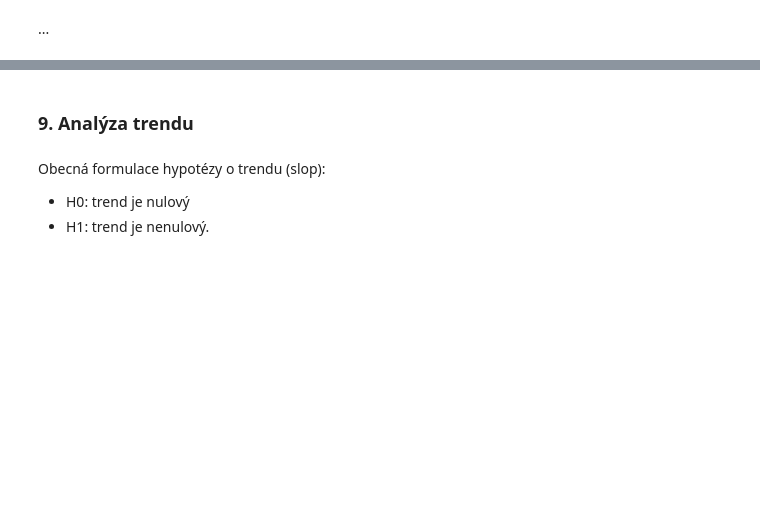
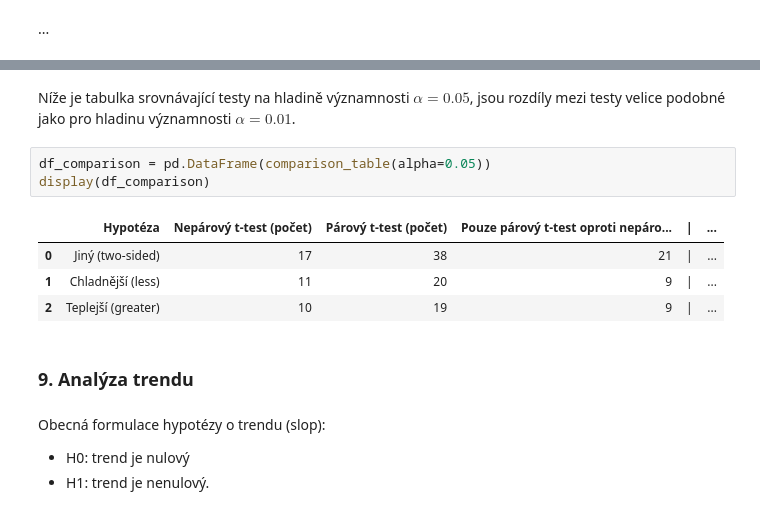
Before and after one commit to Psychol0gicl/dr_semestralni_prace, a Jupyter notebook: dr2026_2sem.ipynb, the cells around one changed output, grey strips where cells are left out. Saved outputs shown, nothing was run; the diff lists cells and outputs as text; blank space fills up the shorter version.

```diff
--- a/dr2026_2sem.ipynb
+++ b/dr2026_2sem.ipynb
@@ -735,3 +833,13 @@ Za důvod tohoto rozdílu pokládám ...
+# %% [markdown]
+Níže je tabulka srovnávající testy na hladině významnosti $\alpha=0.05$, jsou rozdíly mezi testy velice podobné jako pro hladinu významnosti $\alpha=0.01$.
+# %%
+df_comparison = pd.DataFrame(comparison_table(alpha=0.05))
+display(df_comparison)
+# %% [output]
+|  | Hypotéza | Nepárový t-test (počet) | Párový t-test (počet) | Pouze párový t-test oproti nepáro... | | | ... |
+| 0 | Jiný (two-sided) | 17 | 38 | 21 | | | ... |
+| 1 | Chladnější (less) | 11 | 20 | 9 | | | ... |
+| 2 | Teplejší (greater) | 10 | 19 | 9 | | | ... |
 # %% [markdown]
 ### 9. Analýza trendu
 # %% [markdown]
```
Also changed, not shown: parts of 17 cells of this notebook.
